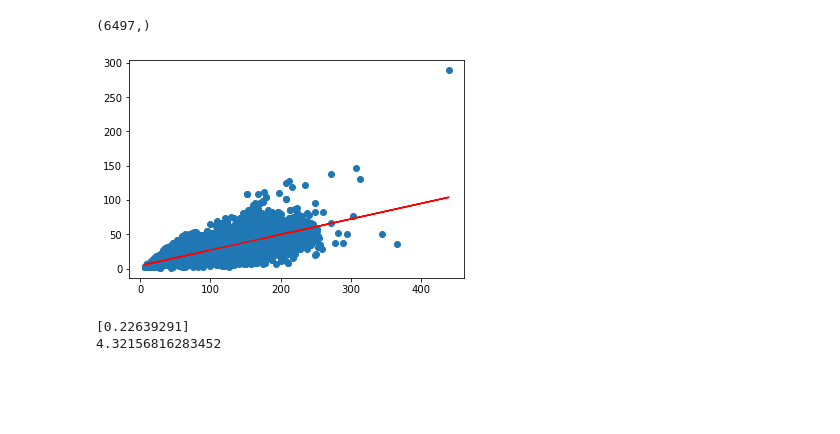
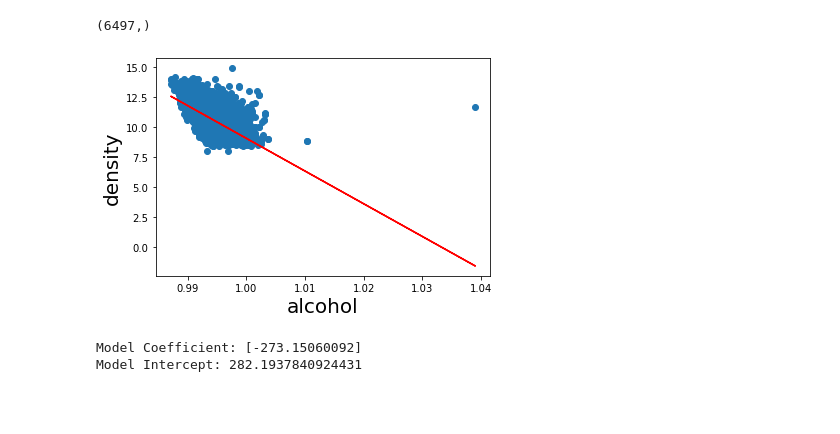
Before and after one commit to lukealibozek/group5_project, a Jupyter notebook: Wine_Quality_Analysis.ipynb, the cells around one changed output. Drawn from its saved outputs; the diff is of its cells as text; code cells hidden in the pictures.

```diff
--- a/Wine_Quality_Analysis.ipynb
+++ b/Wine_Quality_Analysis.ipynb
@@ -705,7 +705,7 @@ df_combined.head()
 | 3 | 5.9 | 0.26 | 0.30 | 1.0 | 0.036 | 38.0 | ... |
 | 4 | 7.3 | 0.32 | 0.23 | 2.3 | 0.066 | 35.0 | ... |
 # %%
-y = df_combined['free sulfur dioxide']
-x1 = df_combined['total sulfur dioxide']
+y = df_combined['alcohol']
+x1 = df_combined['density'].values.reshape(-1,1)
 # %%
 plt.scatter(x1, y)
@@ -749,27 +743,29 @@ array([[174.],
 # %%
 model = LinearRegression()
 # %%
-model.fit(X, y)
+model.fit(x1, y)
 # %% [output]
 LinearRegression()
 # %%
-y_pred = model.predict(X)
+y_pred = model.predict(x1)
 print(y_pred.shape)
 # %% [output]
 (6497,)
 # %%
-plt.scatter(X, y)
-plt.plot(X, y_pred, color='red')
+plt.scatter(x1, y)
+plt.plot(x1, y_pred, color='red')
+plt.xlabel('alcohol', fontsize=20)
+plt.ylabel('density', fontsize=20)
 plt.show()
 # %% [output]
-[figure, old version]
+[figure, new version]
 # %%
 # The slope
 # The y-intercept
-print(model.coef_)
-print(model.intercept_)
+print(f'Model Coefficient: {model.coef_}')
+print(f'Model Intercept: {model.intercept_}')
 # %% [output]
-[0.22639291]
-4.32156816283452
+Model Coefficient: [-273.15060092]
+Model Intercept: 282.1937840924431
 # %% [markdown]
 ###
```
Also changed, not shown: parts of 9 cells of this notebook, 12 other files.
